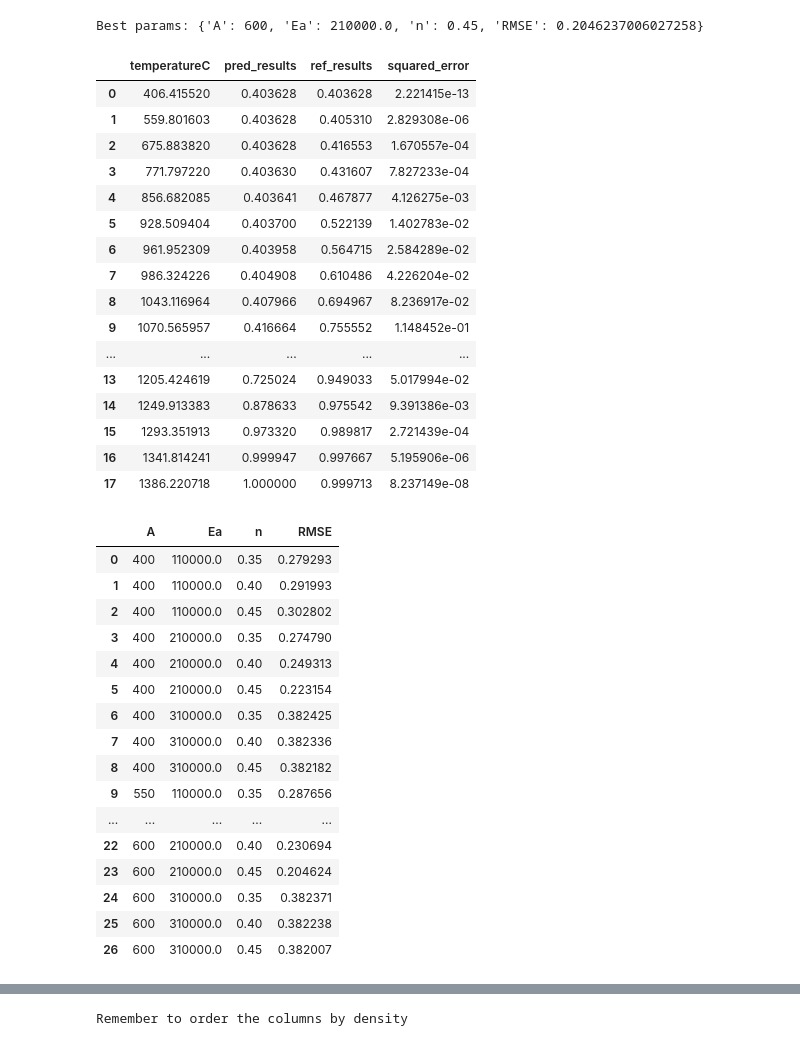
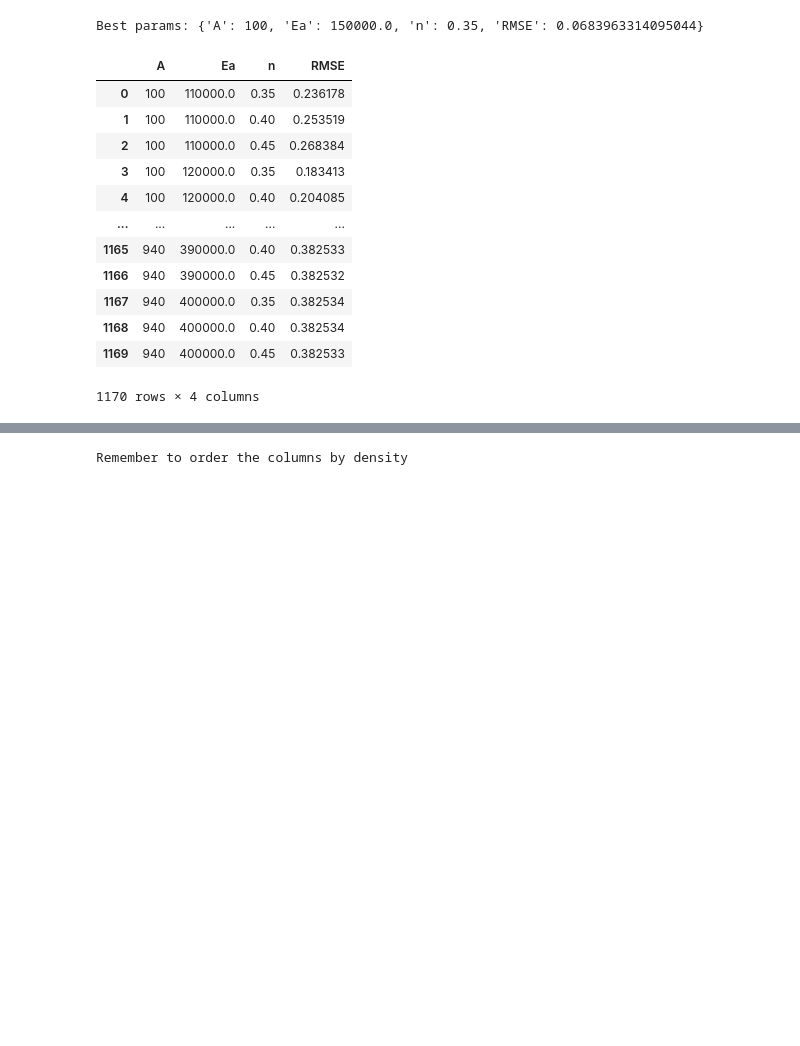
Before and after one commit to gupaulasan/sintering-densification-prediction, a Jupyter notebook: Model_GomezHotzaV1.ipynb, the cells around one changed output, grey strips where cells are left out. Drawn from its saved outputs; the diff is of its cells as text; code cells hidden in the pictures; blank space fills up the shorter version.

```diff
--- a/Model_GomezHotzaV1.ipynb
+++ b/Model_GomezHotzaV1.ipynb
@@ -167,43 +167,22 @@ def validation(df, dfX:object, dfY:object, n_values:list, A_values:list, Ea_valu
 # %%
 duran = read_clean_csv("C:/Users/gupau/Documents/UFSC - PC/Semestre 23.2/TCC/Duran/duran.csv", double_headed=False)
 # %%
-predict_duran, params = validation(duran, dfX='temperatureC', dfY='density', n_values=[0.35,0.4,0.45], A_values=[400,550,600], Ea_values=[110e3,210e3,310e3], Tmax=1386.22, Tinit=406.415,beta=5,theta0=0.596372,G=10e-9)
-display(predict_duran)
+predict_duran, params = validation(duran, dfX='temperatureC', dfY='density', n_values=[0.35,0.4,0.45], A_values=np.arange(100,1000,70), Ea_values=np.arange(110e3,410e3,10000), Tmax=1386.22, Tinit=406.415,beta=5,theta0=0.596372,G=10e-9)
+# display(predict_duran)
 display(params)
 # %% [output]
-Best params: {'A': 600, 'Ea': 210000.0, 'n': 0.45, 'RMSE': 0.2046237006027258}
+Best params: {'A': 100, 'Ea': 150000.0, 'n': 0.35, 'RMSE': 0.0683963314095044}
-|  | temperatureC | pred_results | ref_results | squared_error |
-| 0 | 406.415520 | 0.403628 | 0.403628 | 2.221415e-13 |
-| 1 | 559.801603 | 0.403628 | 0.405310 | 2.829308e-06 |
-| 2 | 675.883820 | 0.403628 | 0.416553 | 1.670557e-04 |
-| 3 | 771.797220 | 0.403630 | 0.431607 | 7.827233e-04 |
-| 4 | 856.682085 | 0.403641 | 0.467877 | 4.126275e-03 |
-| 5 | 928.509404 | 0.403700 | 0.522139 | 1.402783e-02 |
-| 6 | 961.952309 | 0.403958 | 0.564715 | 2.584289e-02 |
-| 7 | 986.324226 | 0.404908 | 0.610486 | 4.226204e-02 |
-| 8 | 1043.116964 | 0.407966 | 0.694967 | 8.236917e-02 |
-| 9 | 1070.565957 | 0.416664 | 0.755552 | 1.148452e-01 |
+|  | A | Ea | n | RMSE |
+| 0 | 100 | 110000.0 | 0.35 | 0.236178 |
+| 1 | 100 | 110000.0 | 0.40 | 0.253519 |
+| 2 | 100 | 110000.0 | 0.45 | 0.268384 |
+| 3 | 100 | 120000.0 | 0.35 | 0.183413 |
+| 4 | 100 | 120000.0 | 0.40 | 0.204085 |
 | ... | ... | ... | ... | ... |
-| 13 | 1205.424619 | 0.725024 | 0.949033 | 5.017994e-02 |
-| 14 | 1249.913383 | 0.878633 | 0.975542 | 9.391386e-03 |
-| 15 | 1293.351913 | 0.973320 | 0.989817 | 2.721439e-04 |
-| 16 | 1341.814241 | 0.999947 | 0.997667 | 5.195906e-06 |
-| 17 | 1386.220718 | 1.000000 | 0.999713 | 8.237149e-08 |
+| 1165 | 940 | 390000.0 | 0.40 | 0.382533 |
+| 1166 | 940 | 390000.0 | 0.45 | 0.382532 |
+| 1167 | 940 | 400000.0 | 0.35 | 0.382534 |
+| 1168 | 940 | 400000.0 | 0.40 | 0.382534 |
+| 1169 | 940 | 400000.0 | 0.45 | 0.382533 |
-|  | A | Ea | n | RMSE |
-| 0 | 400 | 110000.0 | 0.35 | 0.279293 |
-| 1 | 400 | 110000.0 | 0.40 | 0.291993 |
-| 2 | 400 | 110000.0 | 0.45 | 0.302802 |
-| 3 | 400 | 210000.0 | 0.35 | 0.274790 |
-| 4 | 400 | 210000.0 | 0.40 | 0.249313 |
-| 5 | 400 | 210000.0 | 0.45 | 0.223154 |
-| 6 | 400 | 310000.0 | 0.35 | 0.382425 |
-| 7 | 400 | 310000.0 | 0.40 | 0.382336 |
-| 8 | 400 | 310000.0 | 0.45 | 0.382182 |
-| 9 | 550 | 110000.0 | 0.35 | 0.287656 |
-| ... | ... | ... | ... | ... |
-| 22 | 600 | 210000.0 | 0.40 | 0.230694 |
-| 23 | 600 | 210000.0 | 0.45 | 0.204624 |
-| 24 | 600 | 310000.0 | 0.35 | 0.382371 |
-| 25 | 600 | 310000.0 | 0.40 | 0.382238 |
-| 26 | 600 | 310000.0 | 0.45 | 0.382007 |
+1170 rows × 4 columns
 # %%
```
Also changed, not shown: parts of 4 cells of this notebook.
